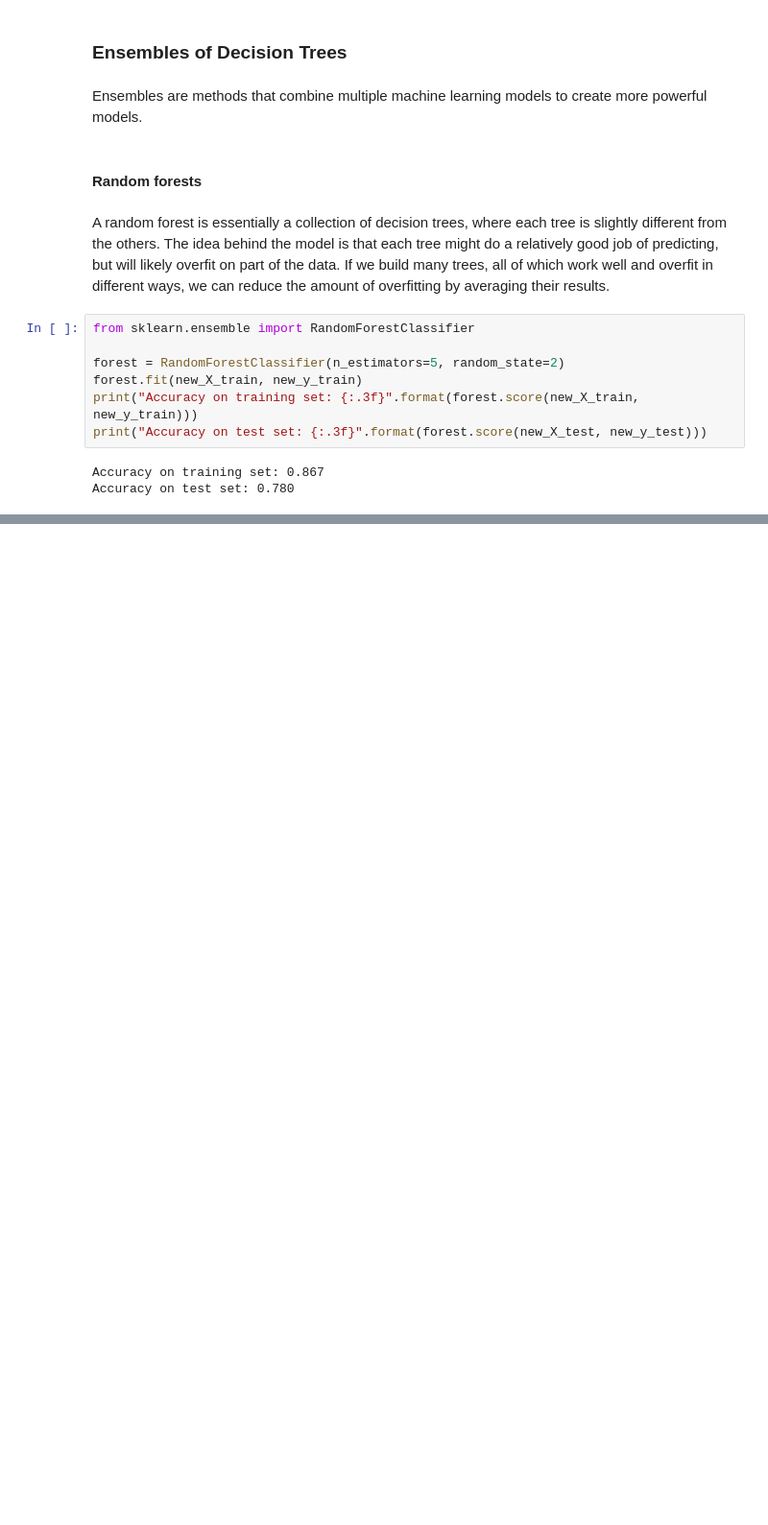
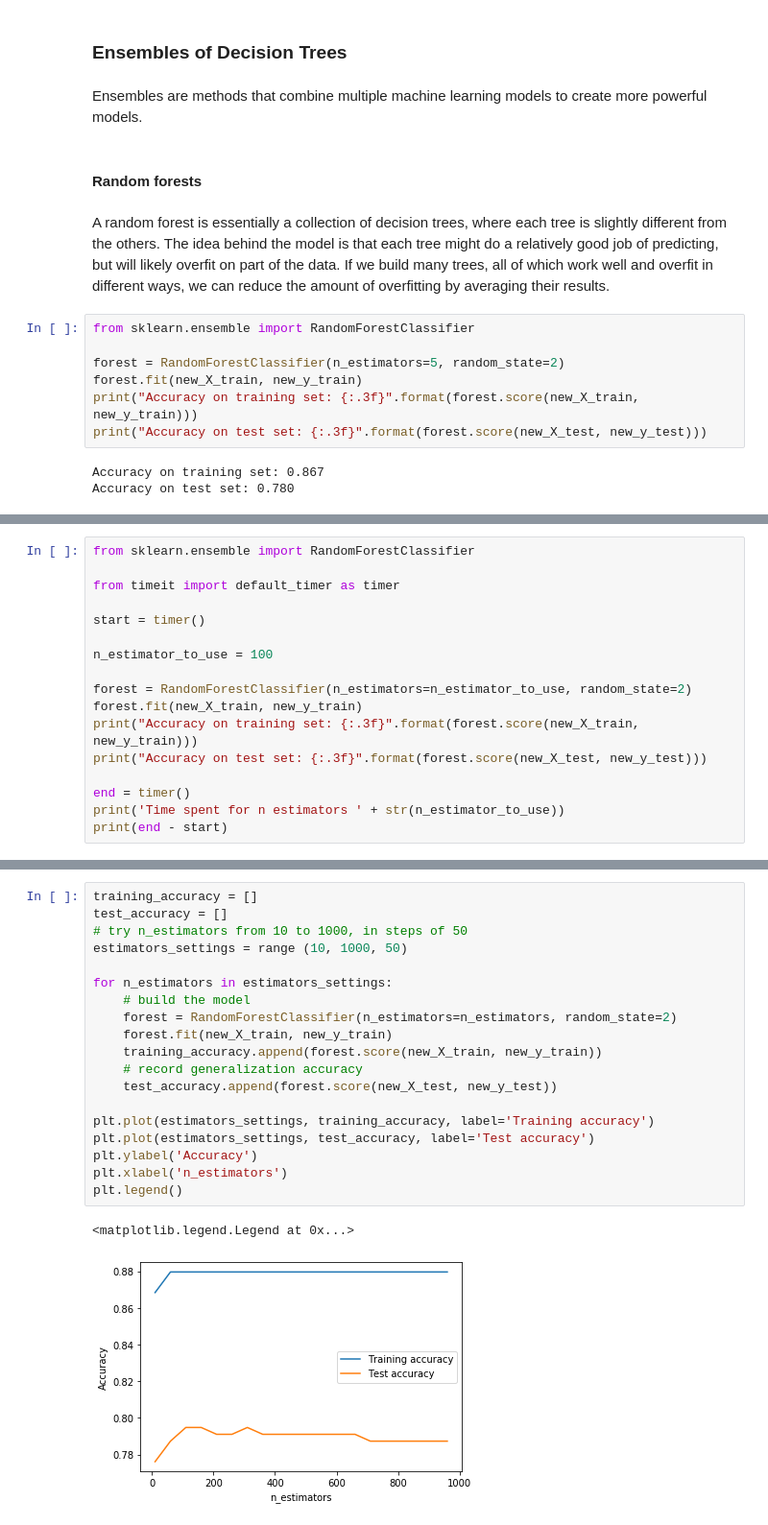
Before and after one commit to angelaiallonardi/my_first_ML_project, a Jupyter notebook: Titanic.ipynb, the cells around one changed output, grey strips where cells are left out. Shown: that part at 96% size. Saved outputs shown, nothing was run; the diff lists cells and outputs as text; blank space fills up the shorter version.

Commit message:
Random Forest

```diff
--- a/Titanic.ipynb
+++ b/Titanic.ipynb
@@ -1327,0 +1336,17 @@ Accuracy on test set: 0.795
+# %%
+from sklearn.ensemble import RandomForestClassifier
+
+from timeit import default_timer as timer
+
+start = timer()
+
+n_estimator_to_use = 100
+
+forest = RandomForestClassifier(n_estimators=n_estimator_to_use, random_state=2)
+forest.fit(new_X_train, new_y_train)
+print("Accuracy on training set: {:.3f}".format(forest.score(new_X_train, new_y_train)))
+print("Accuracy on test set: {:.3f}".format(forest.score(new_X_test, new_y_test)))
+
+end = timer()
+print('Time spent for n estimators ' + str(n_estimator_to_use))
+print(end - start)
@@ -1327,0 +1381,22 @@ Accuracy on test set: 0.795
+# %%
+training_accuracy = []
+test_accuracy = []
+# try n_estimators from 10 to 1000, in steps of 50
+estimators_settings = range (10, 1000, 50)
+
+for n_estimators in estimators_settings:
+    # build the model
+    forest = RandomForestClassifier(n_estimators=n_estimators, random_state=2)
+    forest.fit(new_X_train, new_y_train)
+    training_accuracy.append(forest.score(new_X_train, new_y_train))
+    # record generalization accuracy
+    test_accuracy.append(forest.score(new_X_test, new_y_test))
+
+plt.plot(estimators_settings, training_accuracy, label='Training accuracy')
+plt.plot(estimators_settings, test_accuracy, label='Test accuracy')
+plt.ylabel('Accuracy')
+plt.xlabel('n_estimators')
+plt.legend()
+# %% [output]
+<matplotlib.legend.Legend at 0x...>
+[figure, added]
```
Also changed, not shown: parts of 19 cells of this notebook.
